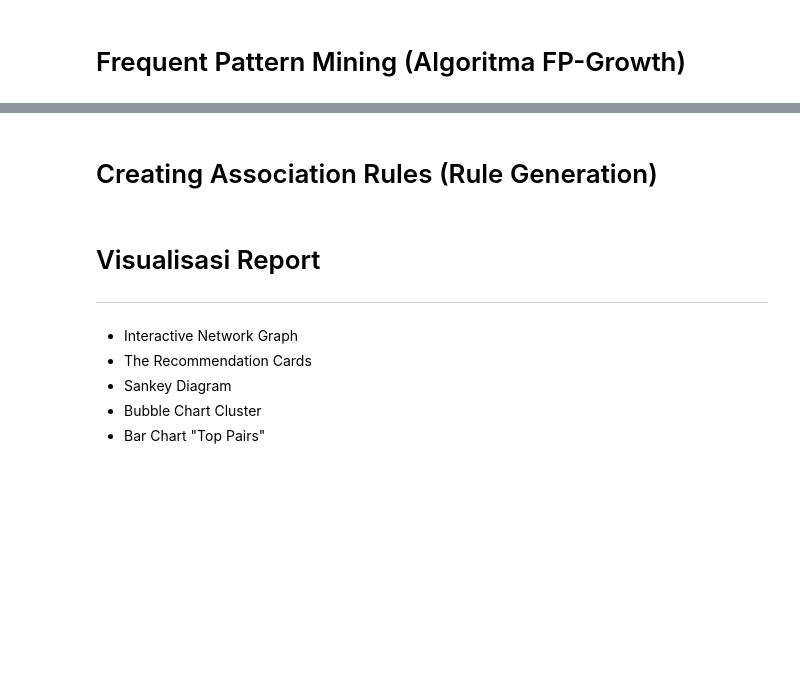
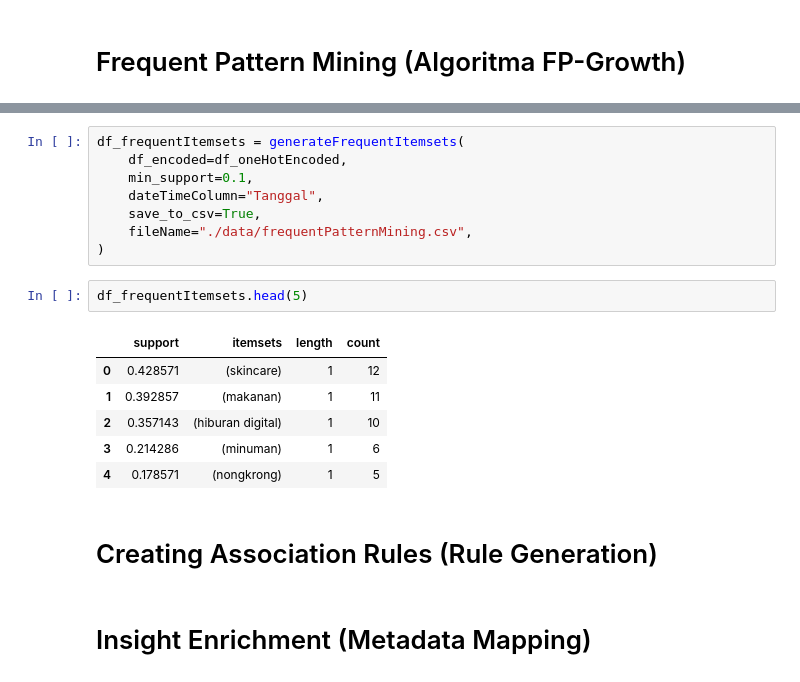
Before and after one commit to michaelasilalahi/DataMining_AssociationRuleLearning_Fp-Growth, a Jupyter notebook: associationRuleLearning_Fp-Growth.ipynb, the cells around one changed output, grey strips where cells are left out. Drawn from its saved outputs; the diff is of its cells as text; blank space fills up the shorter version.

Commit message:
frequent pattern mining (algoritma fp-growth)

```diff
--- a/associationRuleLearning_Fp-Growth.ipynb
+++ b/associationRuleLearning_Fp-Growth.ipynb
@@ -276,12 +412,21 @@ df_transactionAggregation.head(5)
+# %%
+df_frequentItemsets = generateFrequentItemsets(
+    df_encoded=df_oneHotEncoded,
+    min_support=0.1,
+    dateTimeColumn="Tanggal",
+    save_to_csv=True,
+    fileName="./data/frequentPatternMining.csv",
+)
+# %%
+df_frequentItemsets.head(5)
+# %% [output]
+|  | support | itemsets | length | count |
+| 0 | 0.428571 | (skincare) | 1 | 12 |
+| 1 | 0.392857 | (makanan) | 1 | 11 |
+| 2 | 0.357143 | (hiburan digital) | 1 | 10 |
+| 3 | 0.214286 | (minuman) | 1 | 6 |
+| 4 | 0.178571 | (nongkrong) | 1 | 5 |
 # %% [markdown]
 # Creating Association Rules (Rule Generation)
-# %% [markdown]
-# Visualisasi Report
-
----
-
-- Interactive Network Graph
-- The Recommendation Cards
-- Sankey Diagram
-- Bubble Chart Cluster
-- Bar Chart "Top Pairs"
+# %% [markdown]
+# Insight Enrichment (Metadata Mapping)
```
Also changed, not shown: parts of 5 cells of this notebook, 2 other files.
